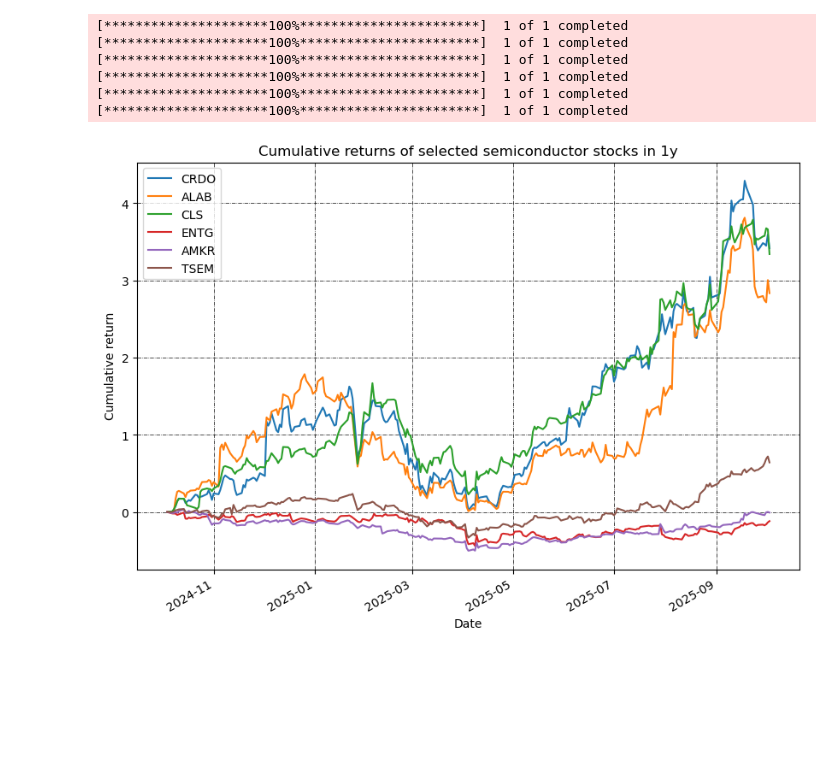
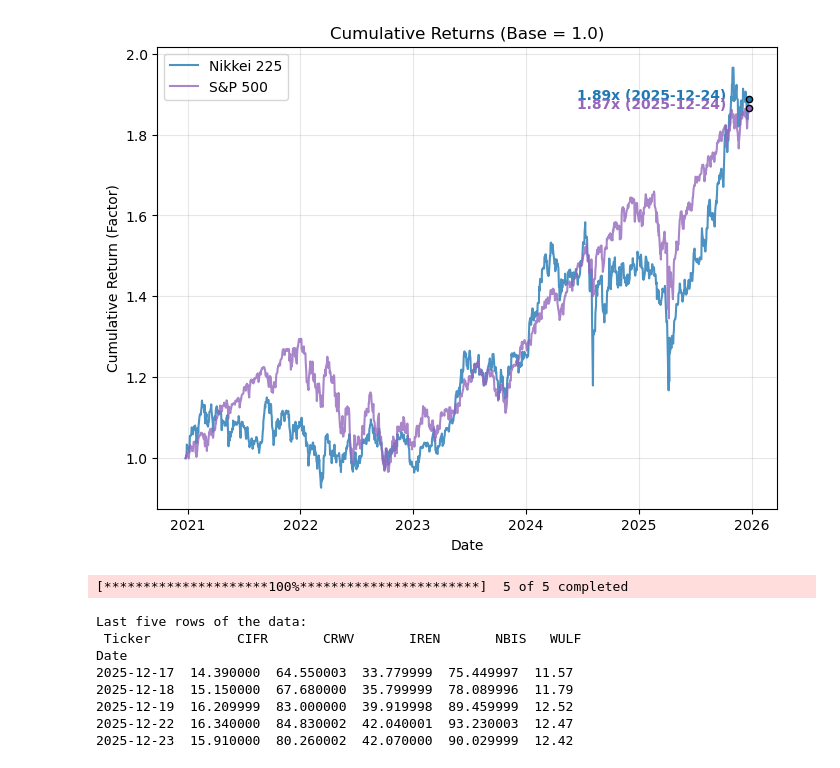
Before and after one commit to weitseu/Quant-Prep, a Jupyter notebook: stock_return_analysis.ipynb, the cells around one changed output. Cells and saved outputs as stored; diff of their text form; code cells hidden in the pictures; blank space fills up the shorter version.

```diff
--- a/stock_return_analysis.ipynb
+++ b/stock_return_analysis.ipynb
@@ -32,27 +94,53 @@ plt.show()
+# %%
+# Cumulative returns
+cum_return_n225 = (data_close['^N225'].ffill().pct_change() + 1).cumprod()
+cum_return_sp500 = (data_close['^GSPC'].ffill().pct_change() + 1).cumprod()
+
+# Get the latest available data points
+latest_date_n225 = cum_return_n225.index[-1]
+latest_retn_n225 = cum_return_n225.iloc[-1]
+
+latest_date_sp500 = cum_return_sp500.index[-1]
+latest_retn_sp500 = cum_return_sp500.iloc[-1]
+
+plt.figure(figsize=(8, 6))
+plt.plot(cum_return_n225.index, cum_return_n225, label='Nikkei 225', color=color_n225, alpha=0.8)
+plt.plot(cum_return_sp500.index, cum_return_sp500, label='S&P 500', color=color_sp500, alpha=0.8)
+
+plt.scatter(latest_date_n225, latest_retn_n225, color=color_n225, s=20, edgecolors='black', zorder=5)
+plt.annotate(f'{latest_retn_n225:.2f}x ({latest_date_n225.strftime("%Y-%m-%d")})', # the text to display
+             (latest_date_n225, latest_retn_n225), # the point being annotated (arrow tip)
+                textcoords="offset points", xytext=(-70,0), # the position of the text
+                    ha='center', color=color_n225, weight='bold')
+
+plt.scatter(latest_date_sp500, latest_retn_sp500, color=color_sp500, s=20, edgecolors='black', zorder=5)
+plt.annotate(f'{latest_retn_sp500:.2f}x ({latest_date_sp500.strftime("%Y-%m-%d")})',
+             (latest_date_sp500, latest_retn_sp500),
+                textcoords="offset points", xytext=(-70,0),
+                    ha='center', color=color_sp500, weight='bold')
+
+plt.title('Cumulative Returns (Base = 1.0)')
+plt.ylabel('Cumulative Return (Factor)')
+plt.xlabel('Date')
+plt.legend()
+plt.grid(True, alpha=0.3)
+plt.show()
+# %% [output]
+[figure, added]
 # %%
-ticker_list = ['CRDO', 'ALAB', 'CLS', 'ENTG', 'AMKR', 'TSEM']
+# Portfolio return analysis
+ticker_list = ['NBIS', 'CRWV', 'IREN', 'CIFR', 'WULF']
+data2 = yf.download(ticker_list, period='1y', auto_adjust=False)['Adj Close']
 
-data2 = pd.DataFrame(columns=ticker_list)
-
-for ticker in ticker_list:
-    data2[ticker] = yf.download(ticker, period='1y', auto_adjust=False)['Adj Close']
+print("\nLast five rows of the data:\n", data2.tail())
 # %% [output]
-[*********************100%***********************]  1 of 1 completed
-[*********************100%***********************]  1 of 1 completed
-[*********************100%***********************]  1 of 1 completed
-[*********************100%***********************]  1 of 1 completed
-[*********************100%***********************]  1 of 1 completed
-[*********************100%***********************]  1 of 1 completed
+[*********************100%***********************]  5 of 5 completed
+Last five rows of the data:
+ Ticker           CIFR       CRWV       IREN       NBIS   WULF
+Date
+2025-12-17  14.390000  64.550003  33.779999  75.449997  11.57
+2025-12-18  15.150000  67.680000  35.799999  78.089996  11.79
+2025-12-19  16.209999  83.000000  39.919998  89.459999  12.52
+2025-12-22  16.340000  84.830002  42.040001  93.230003  12.47
+2025-12-23  15.910000  80.260002  42.070000  90.029999  12.42
-# %%
-cum_retn = (data2 / data2.iloc[0]) - 1
-cum_retn.plot(figsize=(10, 7))
-
-plt.xlabel('Date')
-plt.ylabel('Cumulative return')
-plt.title('Cumulative returns of selected semiconductor stocks in 1y')
-plt.grid(which="major", color='k', linestyle='-.', linewidth=0.5)
-
-plt.show()
-# %% [output]
-[figure, removed]
 # %%
```
Also changed, not shown: parts of 7 cells of this notebook, 1 other file.
